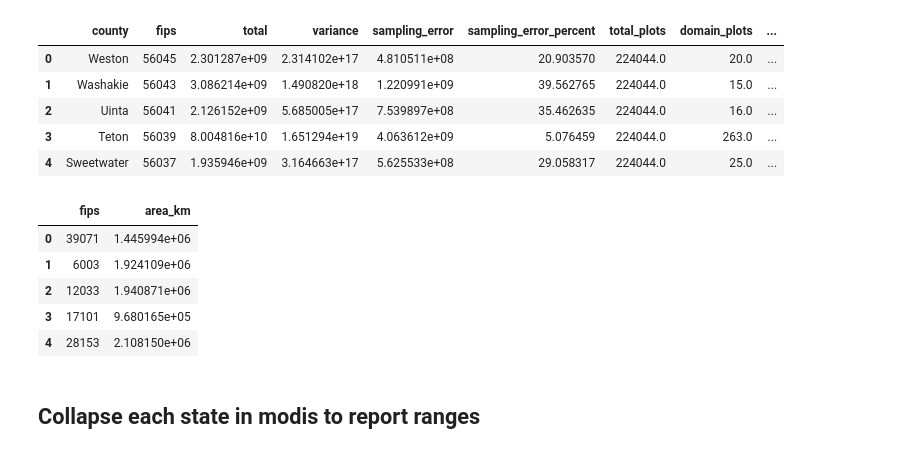
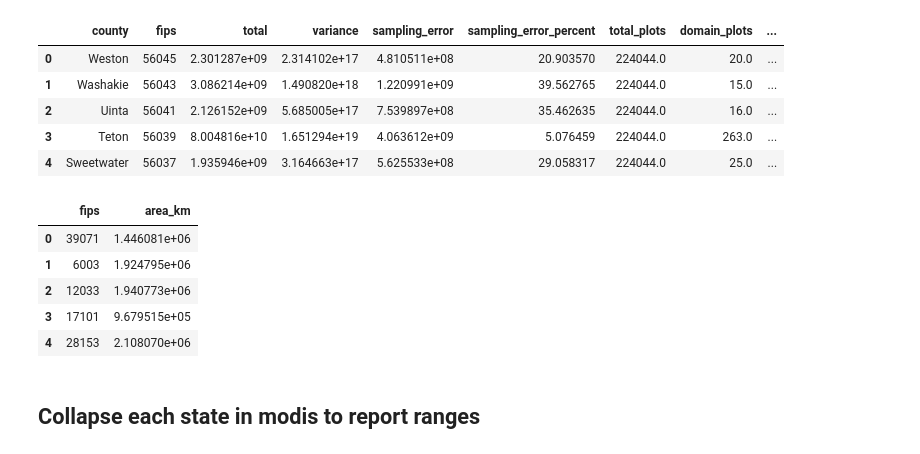
Before and after one commit to etrieschman/forest-biomass-modeling, a Jupyter notebook: notebooks/create_analytical_dataset.ipynb, the cells around one changed output. Cells and saved outputs as stored; diff of their text form; code cells hidden in the pictures.

```diff
--- a/notebooks/create_analytical_dataset.ipynb
+++ b/notebooks/create_analytical_dataset.ipynb
@@ -45,21 +48,21 @@ fis.head()
 # %%
 c_filepath = str(DATA_PATH / 'county_shapefiles/cb_2018_us_county_5m.shp')
 counties = gpd.read_file(c_filepath).to_crs(GEO_CRS)
 counties.columns = counties.columns.str.lower()
 
 m2_to_km2 = 1 / 1000
 km2_to_ac = 247.105
-counties.loc[:, 'area_km'] = counties.to_crs(PROJ_CRS).area * m2_to_km2
+counties.loc[:, 'area_km'] = counties.to_crs(PROJ_AREA_CRS).area * m2_to_km2
 counties.loc[:, 'fips'] = (counties.statefp + counties.countyfp).astype(int)
-counties = counties.loc[:, ('fips', 'area_km')]
-counties.head()
+county_ac = counties.loc[:, ('fips', 'area_km')]
+county_ac.head()
 # %% [output]
 |  | fips | area_km |
-| 0 | 39071 | 1.445994e+06 |
-| 1 | 6003 | 1.924109e+06 |
-| 2 | 12033 | 1.940871e+06 |
-| 3 | 17101 | 9.680165e+05 |
-| 4 | 28153 | 2.108150e+06 |
+| 0 | 39071 | 1.446081e+06 |
+| 1 | 6003 | 1.924795e+06 |
+| 2 | 12033 | 1.940773e+06 |
+| 3 | 17101 | 9.679515e+05 |
+| 4 | 28153 | 2.108070e+06 |
 # %% [markdown]
 ## Collapse each state in modis to report ranges
 # %%
```
Also changed, not shown: parts of 15 cells of this notebook, 13 other files.
